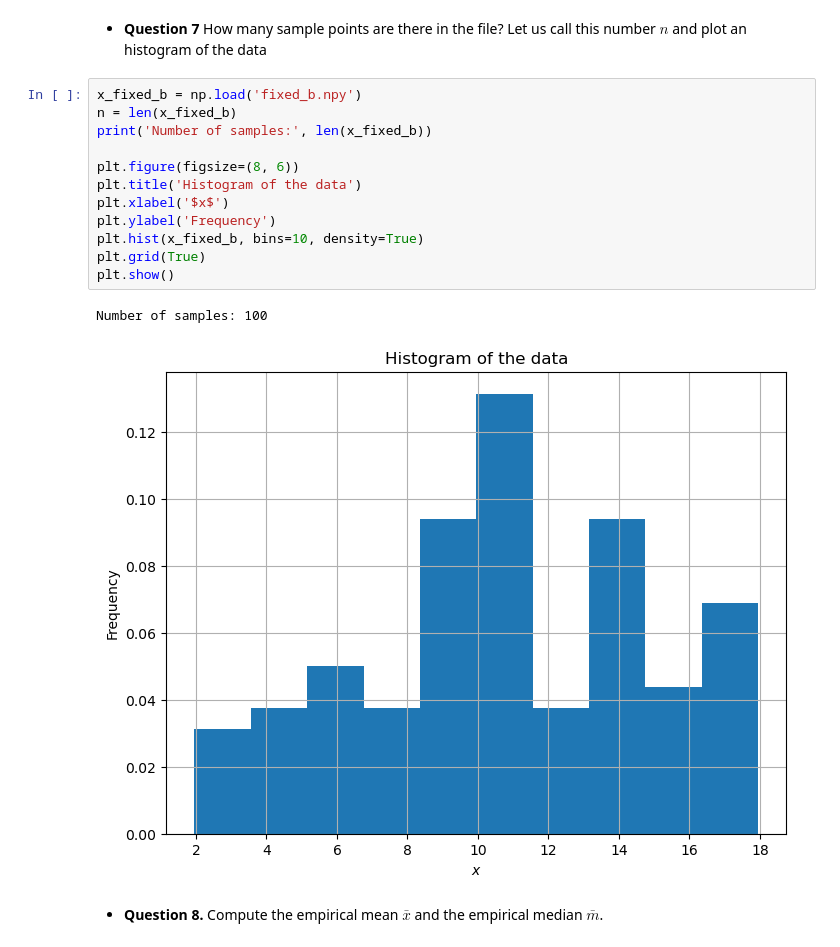
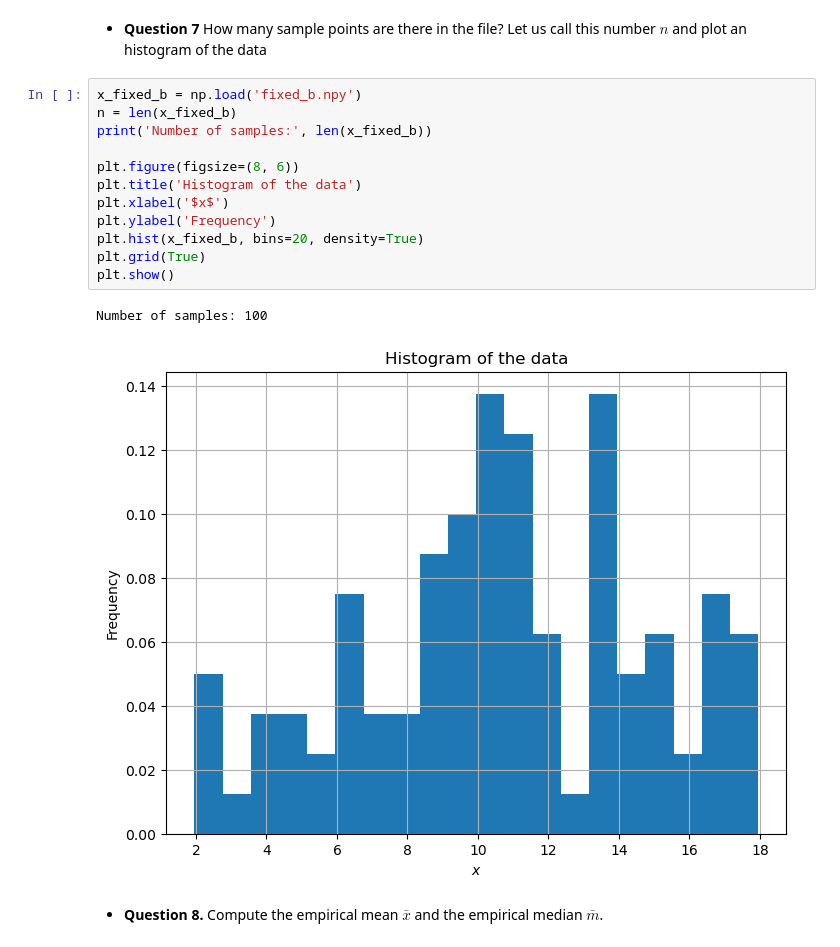
Before and after one commit to natasa-jovanovic/FundamentalLearningEPFL, a Jupyter notebook: Homework1/crack_the_code.ipynb, the cells around one changed output. Drawn from its saved outputs; the diff is of its cells as text.

```diff
--- a/Homework1/crack_the_code.ipynb
+++ b/Homework1/crack_the_code.ipynb
@@ -134,18 +134,18 @@ plt.show()
 # %%
 x_fixed_b = np.load('fixed_b.npy')
 n = len(x_fixed_b)
 print('Number of samples:', len(x_fixed_b))
 
 plt.figure(figsize=(8, 6))
 plt.title('Histogram of the data')
 plt.xlabel('$x$')
 plt.ylabel('Frequency')
-plt.hist(x_fixed_b, bins=10, density=True)
+plt.hist(x_fixed_b, bins=20, density=True)
 plt.grid(True)
 plt.show()
 # %% [output]
 Number of samples: 100
-[figure, old version]
+[figure, new version]
 # %% [markdown]
 - **Question 8.** Compute the empirical mean $\bar x$ and the empirical median $\bar m$.
 # %%
```
Also changed, not shown: parts of 17 cells of this notebook.
